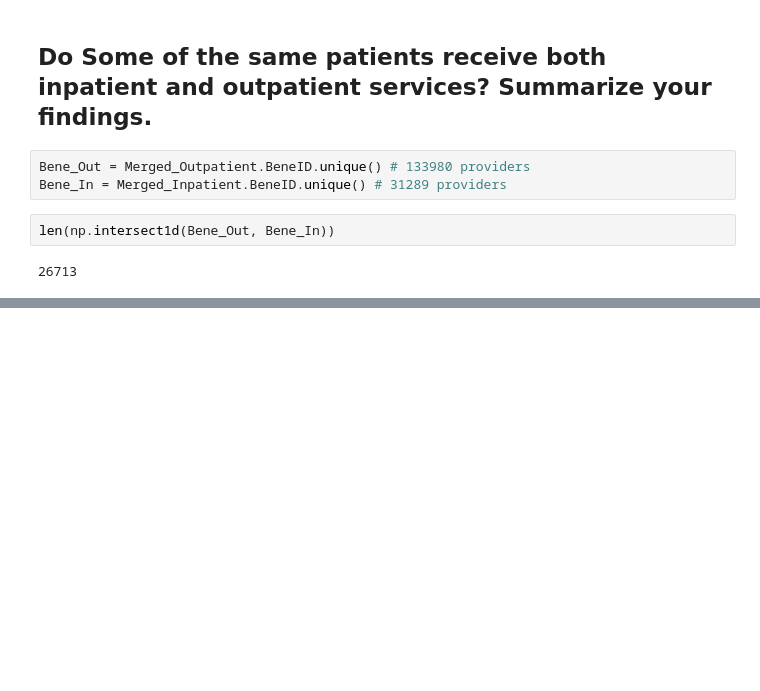
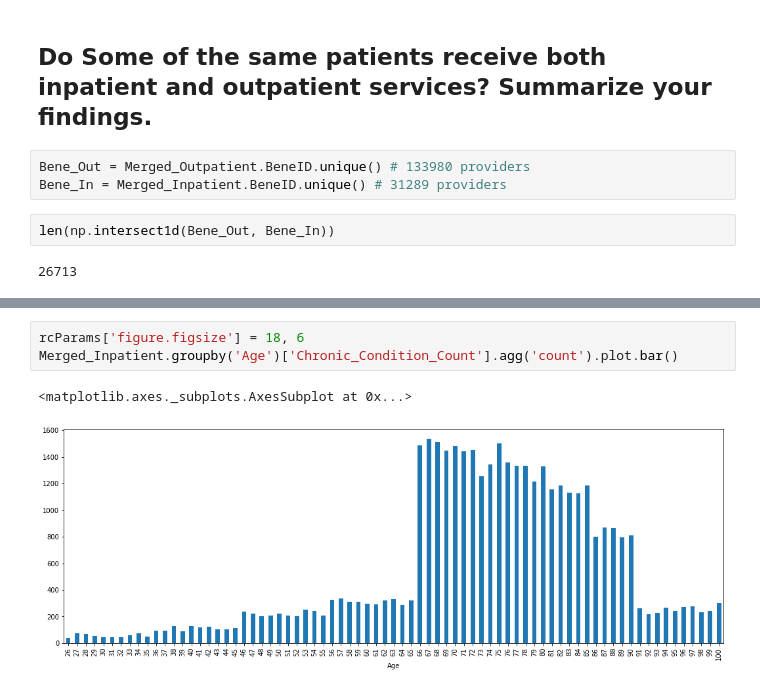
Before and after one commit to SubornaN/Health_Care_Fraud_Detection, a Jupyter notebook: Fraud_Detection_EDA.ipynb, the cells around one changed output, grey strips where cells are left out. Saved outputs shown, nothing was run; the diff lists cells and outputs as text; blank space fills up the shorter version.

```diff
--- a/Fraud_Detection_EDA.ipynb
+++ b/Fraud_Detection_EDA.ipynb
@@ -506,0 +551,6 @@ len(np.intersect1d(Bene_Out, Bene_In))
+# %%
+rcParams['figure.figsize'] = 18, 6
+Merged_Inpatient.groupby('Age')['Chronic_Condition_Count'].agg('count').plot.bar()
+# %% [output]
+<matplotlib.axes._subplots.AxesSubplot at 0x...>
+[figure, added]
```
Also changed, not shown: parts of 20 cells of this notebook.
